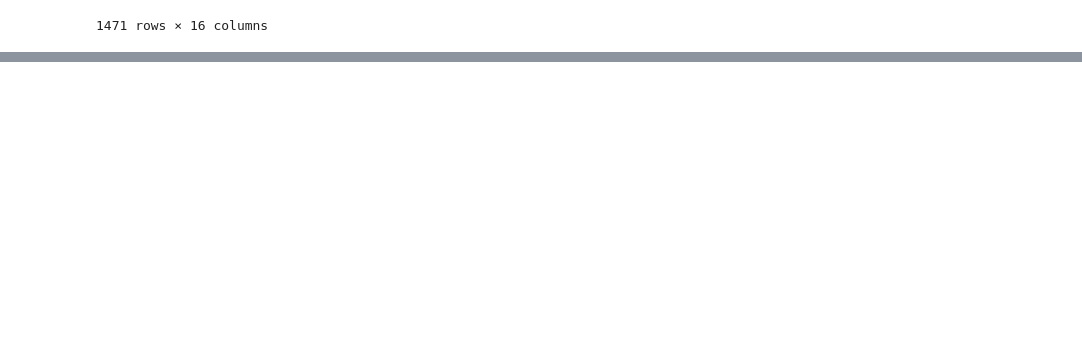
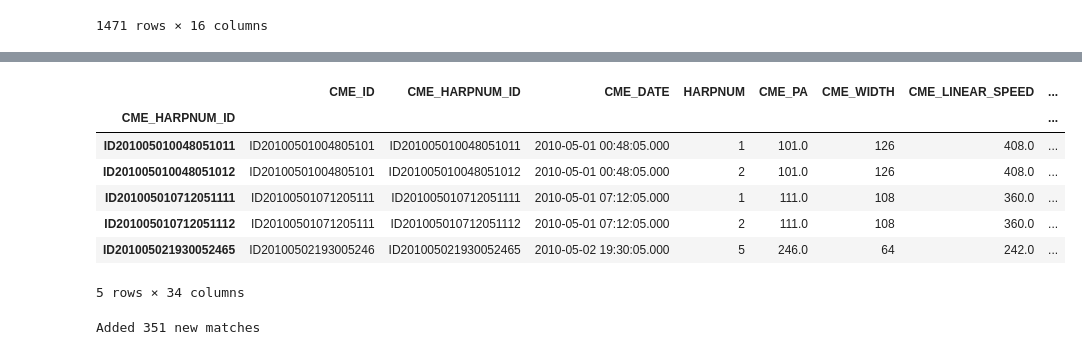
Before and after one commit to JulioHC00/cmesrc, a Jupyter notebook: notebooks/23-jhc-changing_cme_id.ipynb, the cells around one changed output, grey strips where cells are left out. Saved outputs shown, nothing was run; the diff lists cells and outputs as text; code cells hidden in the pictures; blank space fills up the shorter version.

```diff
--- a/notebooks/23-jhc-changing_cme_id.ipynb
+++ b/notebooks/23-jhc-changing_cme_id.ipynb
@@ -210,0 +303,37 @@ conn.close()
+# %%
+# So since we agree that no new matches are found for existing CMES, the script hasn't broken and we can add the new matches
+
+conn = sqlite3.connect(CMESRCV2_DB)
+cur = conn.cursor()
+
+df = pd.read_pickle(SPATIOTEMPORAL_MATCHING_HARPS_DATABASE_PICKLE)
+df = df[df["HARPS_SPAT_CONSIST"]]
+
+new_cmes = cur.execute("SELECT cme_id FROM NEW_ADDED_CMES").fetchall()
+new_cmes = [int(cme_id[0]) for cme_id in new_cmes]
+
+display(df.head())
+
+new_matches = []
+
+for cme_id, harpnum in df[["CME_ID", "HARPNUM"]].values:
+    cme_id = int(cme_id[2:])
+    harpnum = int(harpnum)
+    if cme_id in new_cmes:
+        # Check it doesn
+        cur.execute("INSERT OR IGNORE INTO CMES_HARPS_SPATIALLY_CONSIST (harpnum, cme_id) VALUES (?, ?)", (harpnum, cme_id))
+        new_matches.append((harpnum, cme_id))
+
+conn.commit()
+conn.close()
+print(f"Added {len(new_matches)} new matches")
+# %% [output]
+|  | CME_ID | CME_HARPNUM_ID | CME_DATE | HARPNUM | CME_PA | CME_WIDTH | CME_LINEAR_SPEED | ... |
+| CME_HARPNUM_ID |  |  |  |  |  |  |  | ... |
+| ID201005010048051011 | ID20100501004805101 | ID201005010048051011 | 2010-05-01 00:48:05.000 | 1 | 101.0 | 126 | 408.0 | ... |
+| ID201005010048051012 | ID20100501004805101 | ID201005010048051012 | 2010-05-01 00:48:05.000 | 2 | 101.0 | 126 | 408.0 | ... |
+| ID201005010712051111 | ID20100501071205111 | ID201005010712051111 | 2010-05-01 07:12:05.000 | 1 | 111.0 | 108 | 360.0 | ... |
+| ID201005010712051112 | ID20100501071205111 | ID201005010712051112 | 2010-05-01 07:12:05.000 | 2 | 111.0 | 108 | 360.0 | ... |
+| ID201005021930052465 | ID20100502193005246 | ID201005021930052465 | 2010-05-02 19:30:05.000 | 5 | 246.0 | 64 | 242.0 | ... |
+5 rows × 34 columns
+Added 351 new matches
```
Also changed, not shown: parts of 7 cells of this notebook, 3 other files.
